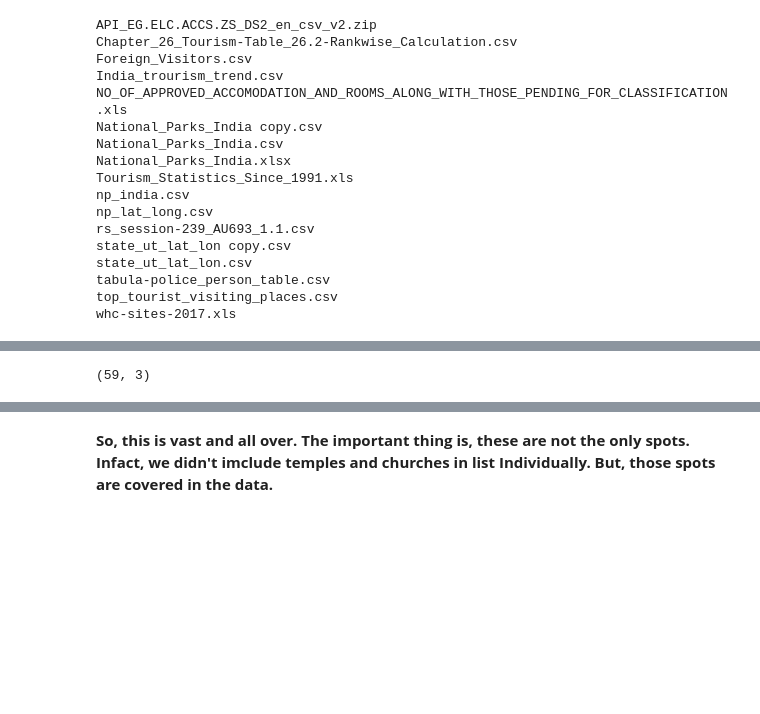
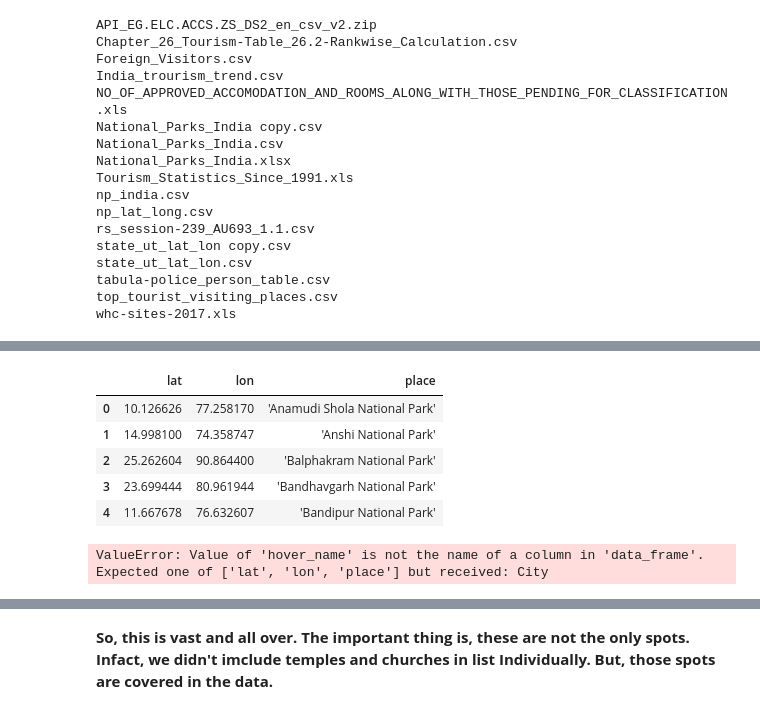
Before and after one commit to arvindprajvaal/visualization, a Jupyter notebook: Crime_in_India.ipynb, the cells around one changed output, grey strips where cells are left out. Cells and saved outputs as stored; diff of their text form; code cells hidden in the pictures; blank space fills up the shorter version.

```diff
--- a/Crime_in_India.ipynb
+++ b/Crime_in_India.ipynb
@@ -194,10 +194,30 @@ with open('./crime-in-india/external/np_lat_long.csv', 'w') as f:
 # %%
 # Exploring the output document from above step. Now, we have lat/long information to plot.
 
-tframe = pd.read_csv('./crime-in-india/external/np_lat_long.csv')
-tframe.shape
+tframe = pd.read_csv('./external/np_lat_long.csv')
+tframe.head()
 # %% [output]
-(59, 3)
+|  | lat | lon | place |
+| 0 | 10.126626 | 77.258170 | 'Anamudi Shola National Park' |
+| 1 | 14.998100 | 74.358747 | 'Anshi National Park' |
+| 2 | 25.262604 | 90.864400 | 'Balphakram National Park' |
+| 3 | 23.699444 | 80.961944 | 'Bandhavgarh National Park' |
+| 4 | 11.667678 | 76.632607 | 'Bandipur National Park' |
+# %%
+mapbox_access_token = plotly_creds['map_key']
+
+df = pd.read_csv('./external/np_lat_long.csv')
+site_lat = df.lat
+site_lon = df.lon
+locations_name = df.place
+
+fig = px.scatter_mapbox(df, lat="lat", lon="lon", hover_name="City", hover_data=["State", "Population"],
+                        color_discrete_sequence=["fuchsia"], zoom=3, height=300)
+fig.update_layout(mapbox_style="open-street-map")
+fig.update_layout(margin={"r":0,"t":0,"l":0,"b":0})
+fig.show()
+# %% [output]
+ValueError: Value of 'hover_name' is not the name of a column in 'data_frame'. Expected one of ['lat', 'lon', 'place'] but received: City
 # %%
 # Using Plotly, let's plot the tourist spots.
 # We can zoom in and out to interact with the visual.
```
Also changed, not shown: parts of 18 cells of this notebook, 1 other file.
